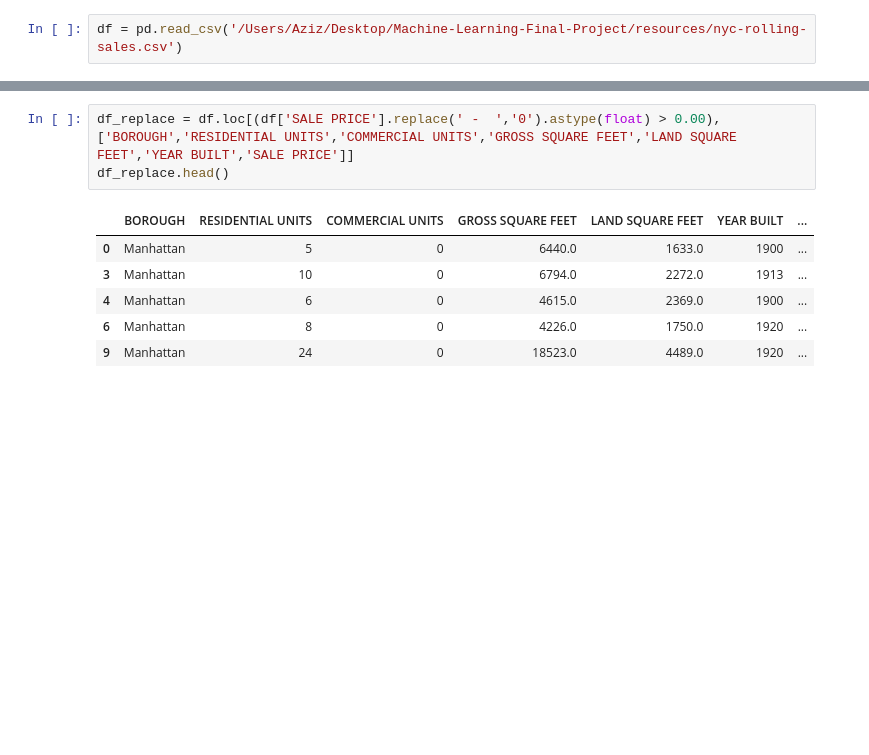
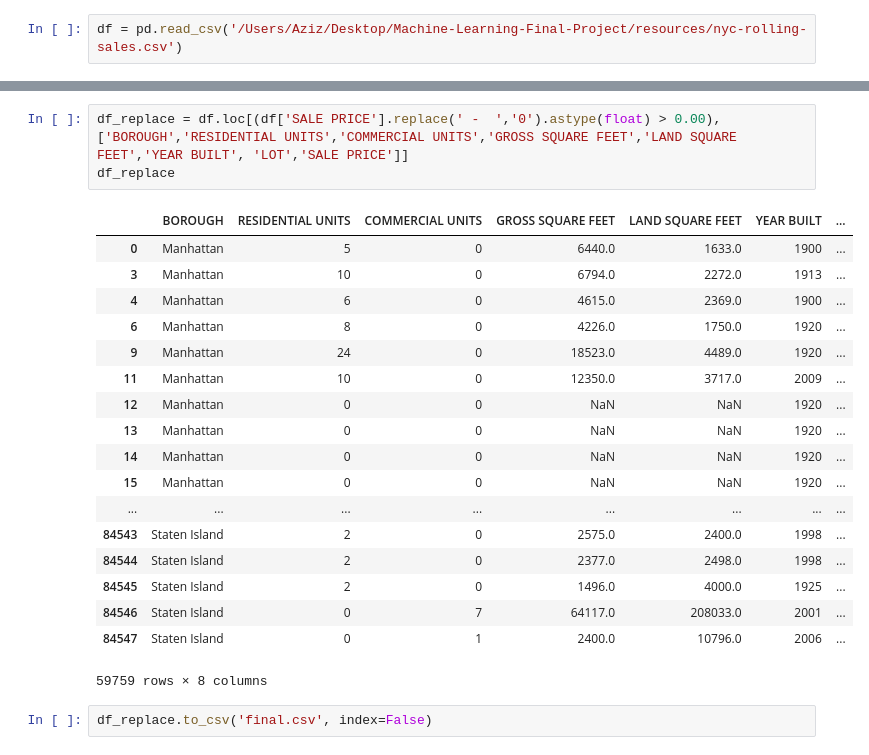
Before and after one commit to walidcol/Machine-Learning-Final-Project, a Jupyter notebook: Untitled.ipynb, the cells around one changed output, grey strips where cells are left out. Drawn from its saved outputs; the diff is of its cells as text; blank space fills up the shorter version.

```diff
--- a/Untitled.ipynb
+++ b/Untitled.ipynb
@@ -51,12 +51,26 @@ df.head()
 | 3 | Manhattan | 07 RENTALS - WALKUP APARTMENTS | 2B | 402 | 21 | 10009 | 10 | ... |
 | 4 | Manhattan | 07 RENTALS - WALKUP APARTMENTS | 2A | 404 | 55 | 10009 | 6 | ... |
 # %%
-df_replace = df.loc[(df['SALE PRICE'].replace(' -  ','0').astype(float) > 0.00),['BOROUGH','RESIDENTIAL UNITS','COMMERCIAL UNITS','GROSS SQUARE FEET','LAND SQUARE FEET','YEAR BUILT','SALE PRICE']]
-df_replace.head()
+df_replace = df.loc[(df['SALE PRICE'].replace(' -  ','0').astype(float) > 0.00),['BOROUGH','RESIDENTIAL UNITS','COMMERCIAL UNITS','GROSS SQUARE FEET','LAND SQUARE FEET','YEAR BUILT', 'LOT','SALE PRICE']]
+df_replace
 # %% [output]
 |  | BOROUGH | RESIDENTIAL UNITS | COMMERCIAL UNITS | GROSS SQUARE FEET | LAND SQUARE FEET | YEAR BUILT | ... |
 | 0 | Manhattan | 5 | 0 | 6440.0 | 1633.0 | 1900 | ... |
 | 3 | Manhattan | 10 | 0 | 6794.0 | 2272.0 | 1913 | ... |
 | 4 | Manhattan | 6 | 0 | 4615.0 | 2369.0 | 1900 | ... |
 | 6 | Manhattan | 8 | 0 | 4226.0 | 1750.0 | 1920 | ... |
 | 9 | Manhattan | 24 | 0 | 18523.0 | 4489.0 | 1920 | ... |
+| 11 | Manhattan | 10 | 0 | 12350.0 | 3717.0 | 2009 | ... |
+| 12 | Manhattan | 0 | 0 | NaN | NaN | 1920 | ... |
+| 13 | Manhattan | 0 | 0 | NaN | NaN | 1920 | ... |
+| 14 | Manhattan | 0 | 0 | NaN | NaN | 1920 | ... |
+| 15 | Manhattan | 0 | 0 | NaN | NaN | 1920 | ... |
+| ... | ... | ... | ... | ... | ... | ... | ... |
+| 84543 | Staten Island | 2 | 0 | 2575.0 | 2400.0 | 1998 | ... |
+| 84544 | Staten Island | 2 | 0 | 2377.0 | 2498.0 | 1998 | ... |
+| 84545 | Staten Island | 2 | 0 | 1496.0 | 4000.0 | 1925 | ... |
+| 84546 | Staten Island | 0 | 7 | 64117.0 | 208033.0 | 2001 | ... |
+| 84547 | Staten Island | 0 | 1 | 2400.0 | 10796.0 | 2006 | ... |
+59759 rows × 8 columns
+# %%
+df_replace.to_csv('final.csv', index=False)
```
Also changed, not shown: 1 other file.
